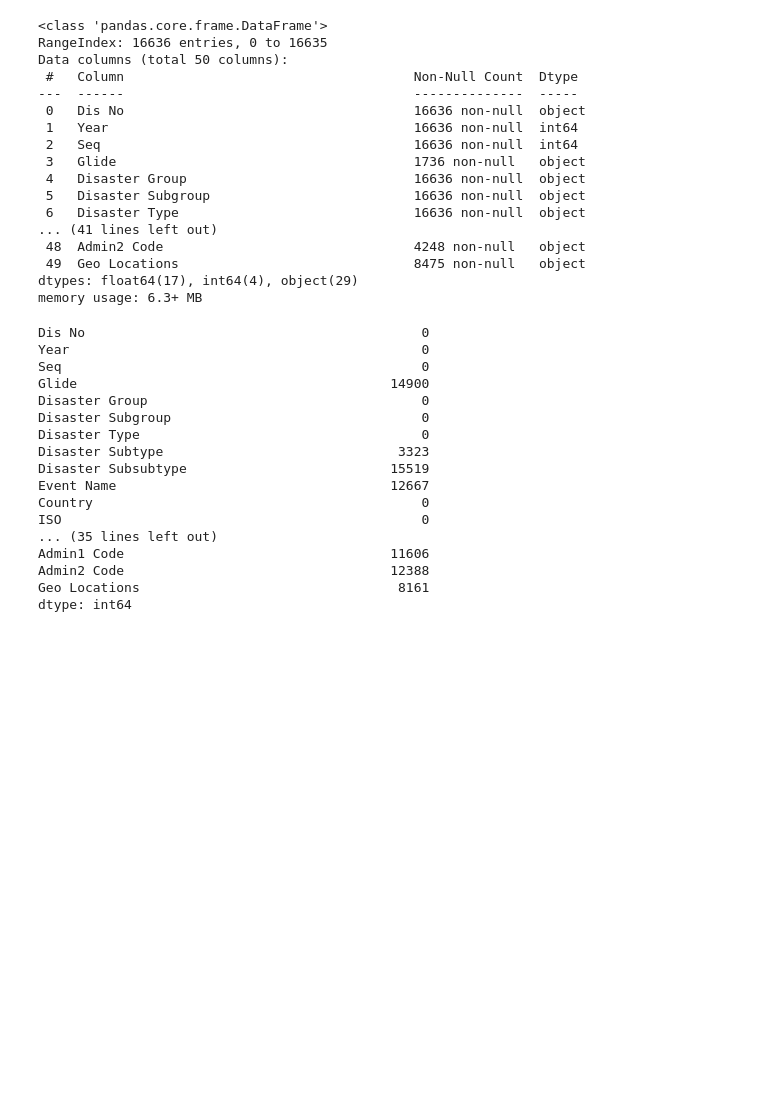
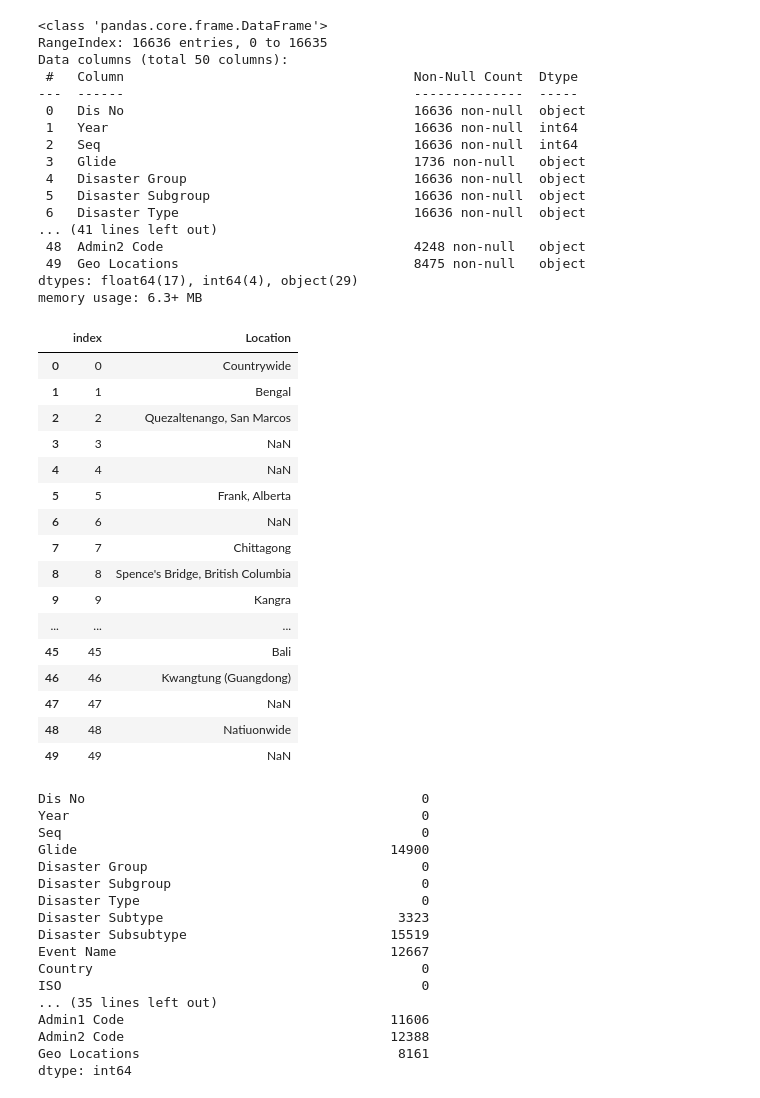
Before and after one commit to AleDataAnalyst/grupo2_desastresnaturales, a Jupyter notebook: Notebooks/00ExplorarDatos/00Ele_ExplorarDatos.ipynb, the cells around one changed output. Cells and saved outputs as stored; diff of their text form; code cells hidden in the pictures; blank space fills up the shorter version.

```diff
--- a/Notebooks/00ExplorarDatos/00Ele_ExplorarDatos.ipynb
+++ b/Notebooks/00ExplorarDatos/00Ele_ExplorarDatos.ipynb
@@ -39,6 +39,26 @@ Data columns (total 50 columns):
  49  Geo Locations                              8475 non-null   object
 dtypes: float64(17), int64(4), object(29)
 memory usage: 6.3+ MB
+# %%
+df['Location'].reset_index().head(50)
+# %% [output]
+|  | index | Location |
+| 0 | 0 | Countrywide |
+| 1 | 1 | Bengal |
+| 2 | 2 | Quezaltenango, San Marcos |
+| 3 | 3 | NaN |
+| 4 | 4 | NaN |
+| 5 | 5 | Frank, Alberta |
+| 6 | 6 | NaN |
+| 7 | 7 | Chittagong |
+| 8 | 8 | Spence's Bridge, British Columbia |
+| 9 | 9 | Kangra |
+| ... | ... | ... |
+| 45 | 45 | Bali |
+| 46 | 46 | Kwangtung (Guangdong) |
+| 47 | 47 | NaN |
+| 48 | 48 | Natiuonwide |
+| 49 | 49 | NaN |
 # %%
 df.isnull().sum()
 # %% [output]
```
Also changed, not shown: 1 other file.
